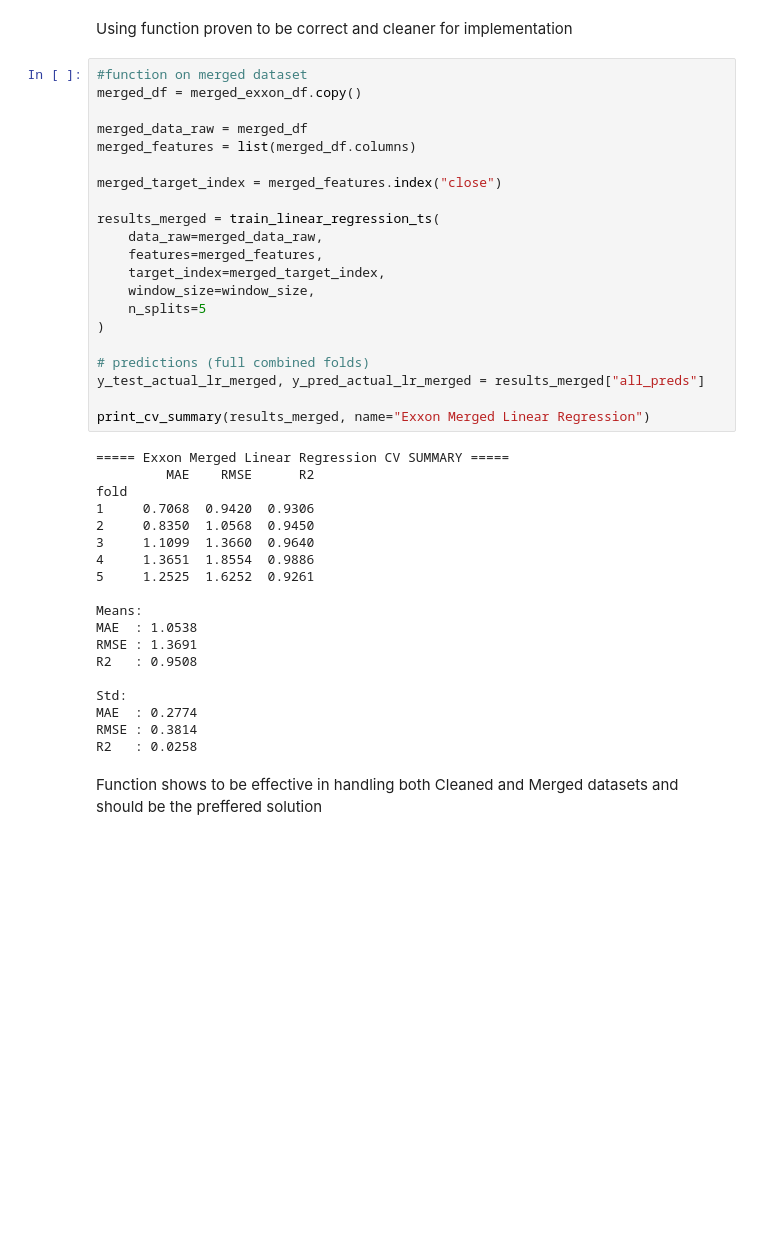
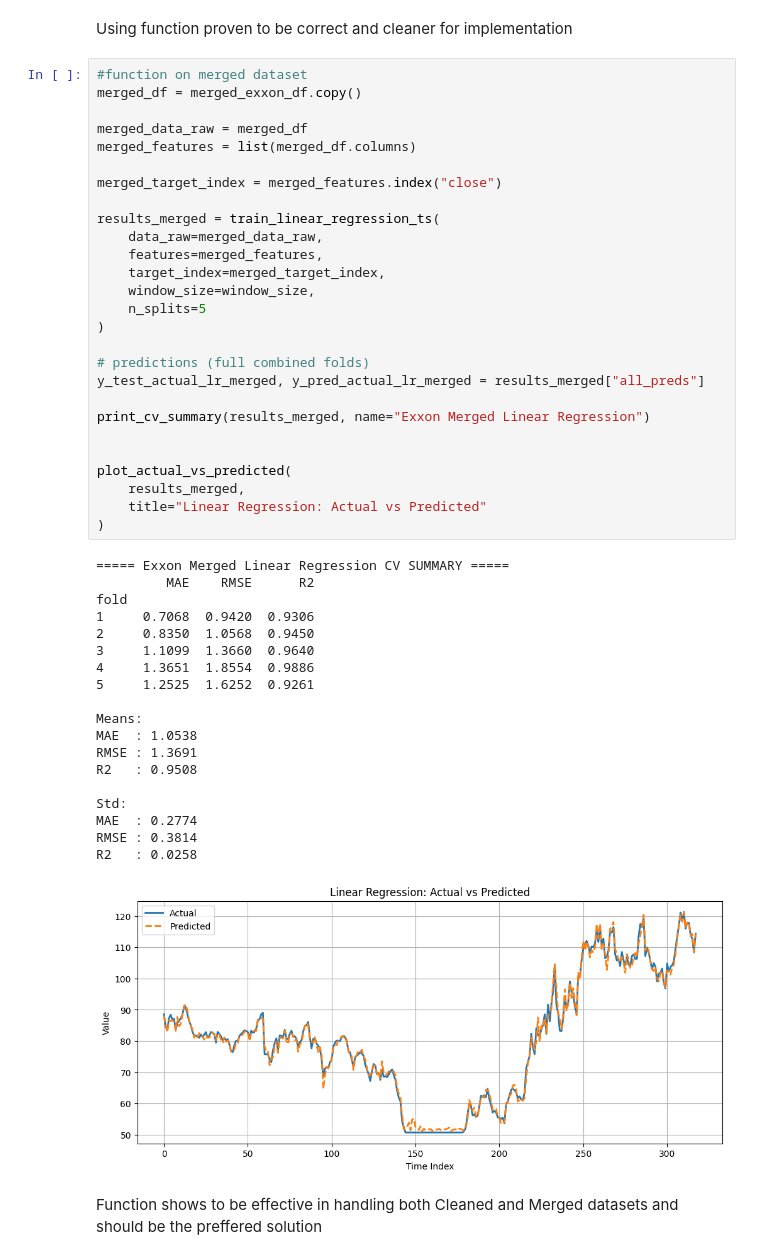
Before and after one commit to IntelligentSystemsProject/Stock-Market-Project, a Jupyter notebook: project.ipynb, the cells around one changed output. Saved outputs shown, nothing was run; the diff lists cells and outputs as text; blank space fills up the shorter version.

```diff
--- a/project.ipynb
+++ b/project.ipynb
@@ -1561,33 +1873,40 @@ results_merged = train_linear_regression_ts(
     data_raw=merged_data_raw,
     features=merged_features,
     target_index=merged_target_index,
     window_size=window_size,
     n_splits=5
 )
 
 # predictions (full combined folds)
 y_test_actual_lr_merged, y_pred_actual_lr_merged = results_merged["all_preds"]
 
 print_cv_summary(results_merged, name="Exxon Merged Linear Regression")
+
+
+plot_actual_vs_predicted(
+    results_merged,
+    title="Linear Regression: Actual vs Predicted"
+)
 # %% [output]
 ===== Exxon Merged Linear Regression CV SUMMARY =====
          MAE    RMSE      R2
 fold
 1     0.7068  0.9420  0.9306
 2     0.8350  1.0568  0.9450
 3     1.1099  1.3660  0.9640
 4     1.3651  1.8554  0.9886
 5     1.2525  1.6252  0.9261
 
 Means:
 MAE  : 1.0538
 RMSE : 1.3691
 R2   : 0.9508
 
 Std:
 MAE  : 0.2774
 RMSE : 0.3814
 R2   : 0.0258
+[figure, added]
 # %% [markdown]
 Function shows to be effective in handling both Cleaned and Merged datasets and should be the preffered solution
 # %% [markdown]
```
Also changed, not shown: parts of 46 cells of this notebook.
